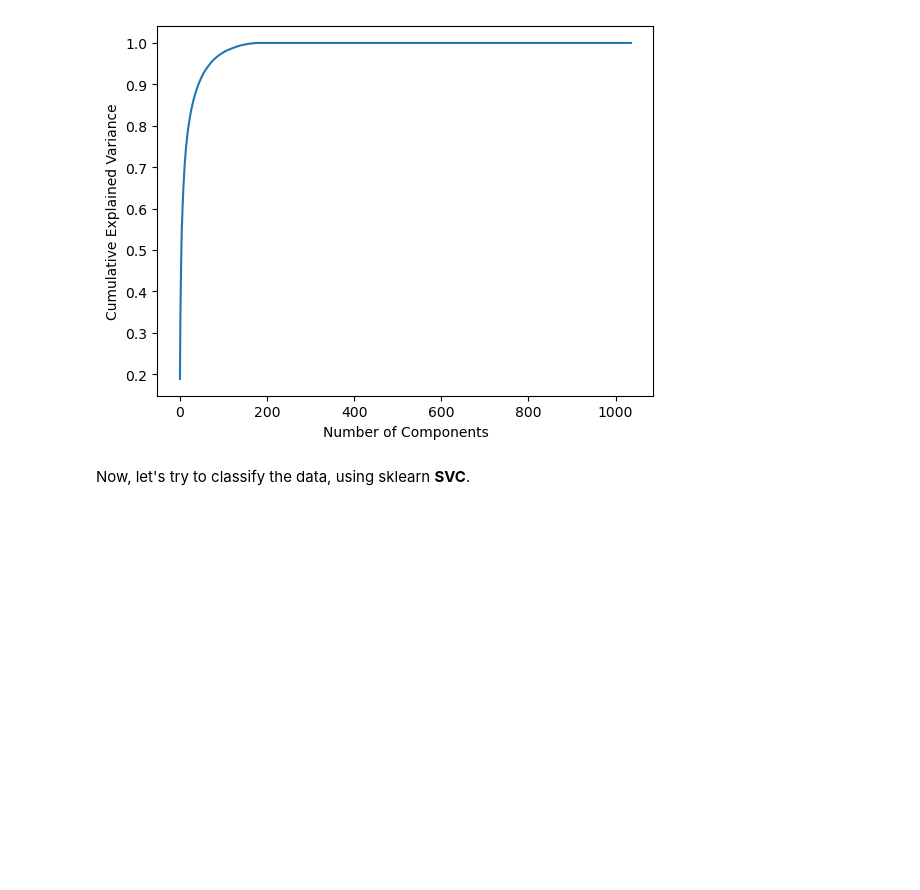
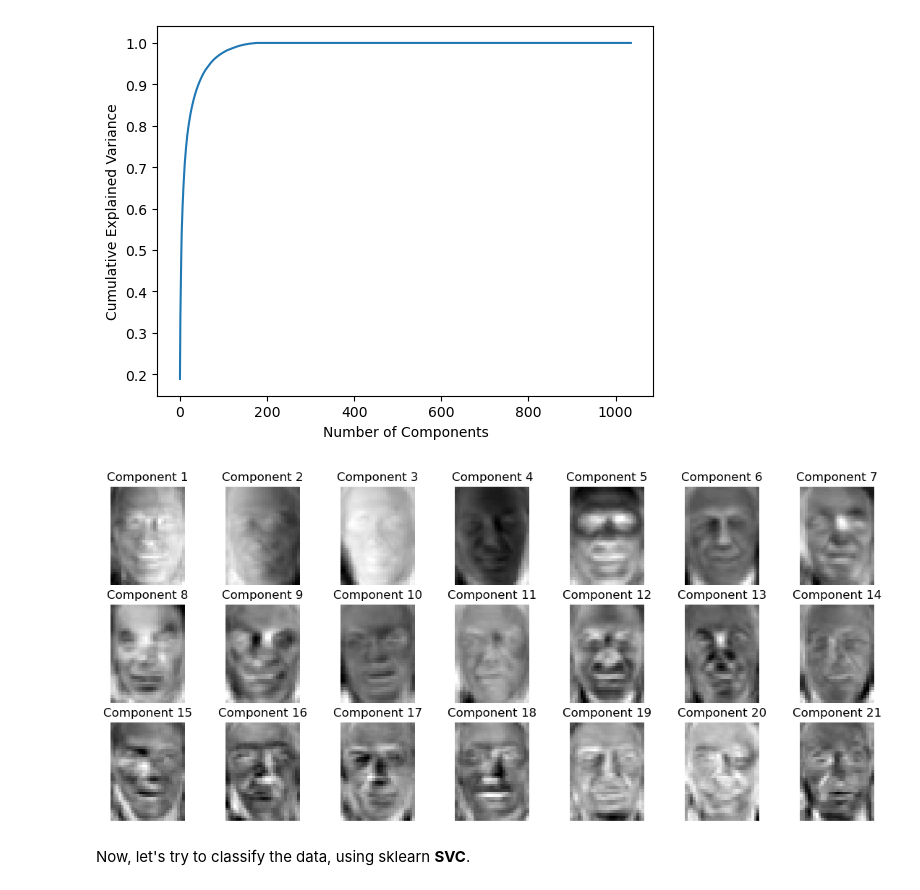
Before and after one commit to artoriusss/ML-projects, a Jupyter notebook: problem_3/hw2-task3-eigenfaces-2023.ipynb, the cells around one changed output. Saved outputs shown, nothing was run; the diff lists cells and outputs as text; code cells hidden in the pictures; blank space fills up the shorter version.

Commit message:
+plot of results(task2)

```diff
--- a/problem_3/hw2-task3-eigenfaces-2023.ipynb
+++ b/problem_3/hw2-task3-eigenfaces-2023.ipynb
@@ -148,6 +148,17 @@ class MYPCA:
         For better understanding, visualise the *self.components* variable.
         """
         # ========= YOUR CODE STARTS HERE ========= #
+        scale=2
+        nrows, ncols = 3, 7
+        fig, axes = plt.subplots(nrows, ncols, figsize=(ncols*scale, nrows*scale))
+        for i, axs in enumerate(axes):
+            for j, ax in enumerate(axs):
+                component_image = self.eigenvectors[:, i*ncols+j].reshape(im_shape)
+                ax.imshow(component_image, cmap='gray')
+                ax.set_title(f'Component {i*ncols+j+1}')
+                ax.axis('off')
+        plt.show()
+
         # ========== YOUR CODE ENDS HERE ========== #
 
     def plot_explainability(self):
@@ -181,7 +192,9 @@ pca.plot_explainability()
 # %% [output]
 [figure]
 # %%
-pca.plot_components()
+pca.plot_components(im_shape=(37, 28))
+# %% [output]
+[figure, added]
 # %% [markdown]
 Now, let's try to classify the data, using sklearn **SVC**.
 # %%
```
Also changed, not shown: parts of 1 cell of this notebook.
